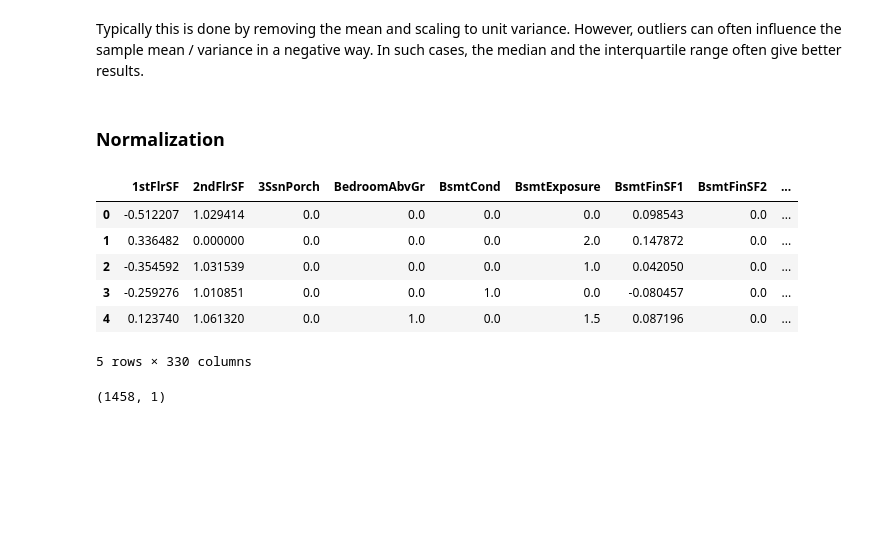
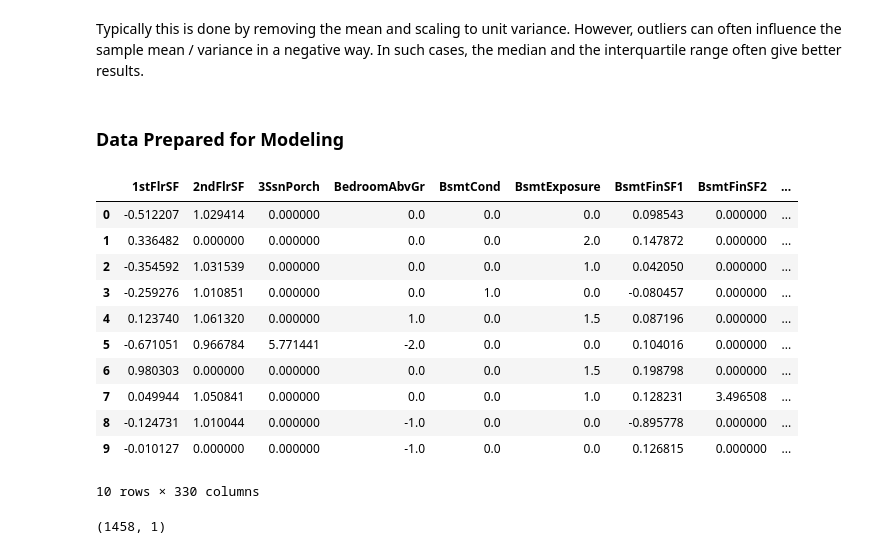
Before and after one commit to jietang89/pr, a Jupyter notebook: Cover.ipynb, the cells around one changed output. Saved outputs shown, nothing was run; the diff lists cells and outputs as text; code cells hidden in the pictures; blank space fills up the shorter version.

```diff
--- a/Cover.ipynb
+++ b/Cover.ipynb
@@ -799,18 +799,23 @@ dataset_test = N.fit_transform(dataset)
 
 # test = N.transform(dataset)
 dataset_test = pd.DataFrame(dataset_test,columns=dataset.columns)
-# %% [markdown]
-### Normalization
+# %% [markdown]
+### Data Prepared for Modeling
 # %%
-dataset_test.head()
+dataset_test.head(10)
 # %% [output]
 |  | 1stFlrSF | 2ndFlrSF | 3SsnPorch | BedroomAbvGr | BsmtCond | BsmtExposure | BsmtFinSF1 | BsmtFinSF2 | ... |
-| 0 | -0.512207 | 1.029414 | 0.0 | 0.0 | 0.0 | 0.0 | 0.098543 | 0.0 | ... |
-| 1 | 0.336482 | 0.000000 | 0.0 | 0.0 | 0.0 | 2.0 | 0.147872 | 0.0 | ... |
-| 2 | -0.354592 | 1.031539 | 0.0 | 0.0 | 0.0 | 1.0 | 0.042050 | 0.0 | ... |
-| 3 | -0.259276 | 1.010851 | 0.0 | 0.0 | 1.0 | 0.0 | -0.080457 | 0.0 | ... |
-| 4 | 0.123740 | 1.061320 | 0.0 | 1.0 | 0.0 | 1.5 | 0.087196 | 0.0 | ... |
+| 0 | -0.512207 | 1.029414 | 0.000000 | 0.0 | 0.0 | 0.0 | 0.098543 | 0.000000 | ... |
+| 1 | 0.336482 | 0.000000 | 0.000000 | 0.0 | 0.0 | 2.0 | 0.147872 | 0.000000 | ... |
+| 2 | -0.354592 | 1.031539 | 0.000000 | 0.0 | 0.0 | 1.0 | 0.042050 | 0.000000 | ... |
+| 3 | -0.259276 | 1.010851 | 0.000000 | 0.0 | 1.0 | 0.0 | -0.080457 | 0.000000 | ... |
+| 4 | 0.123740 | 1.061320 | 0.000000 | 1.0 | 0.0 | 1.5 | 0.087196 | 0.000000 | ... |
+| 5 | -0.671051 | 0.966784 | 5.771441 | -2.0 | 0.0 | 0.0 | 0.104016 | 0.000000 | ... |
+| 6 | 0.980303 | 0.000000 | 0.000000 | 0.0 | 0.0 | 1.5 | 0.198798 | 0.000000 | ... |
+| 7 | 0.049944 | 1.050841 | 0.000000 | 0.0 | 0.0 | 1.0 | 0.128231 | 3.496508 | ... |
+| 8 | -0.124731 | 1.010044 | 0.000000 | -1.0 | 0.0 | 0.0 | -0.895778 | 0.000000 | ... |
+| 9 | -0.010127 | 0.000000 | 0.000000 | -1.0 | 0.0 | 0.0 | 0.126815 | 0.000000 | ... |
-5 rows × 330 columns
+10 rows × 330 columns
 # %%
 X_train = dataset_test[:train_len]
 test = dataset_test[train_len:]
```
Also changed, not shown: parts of 26 cells of this notebook, 2 other files.
